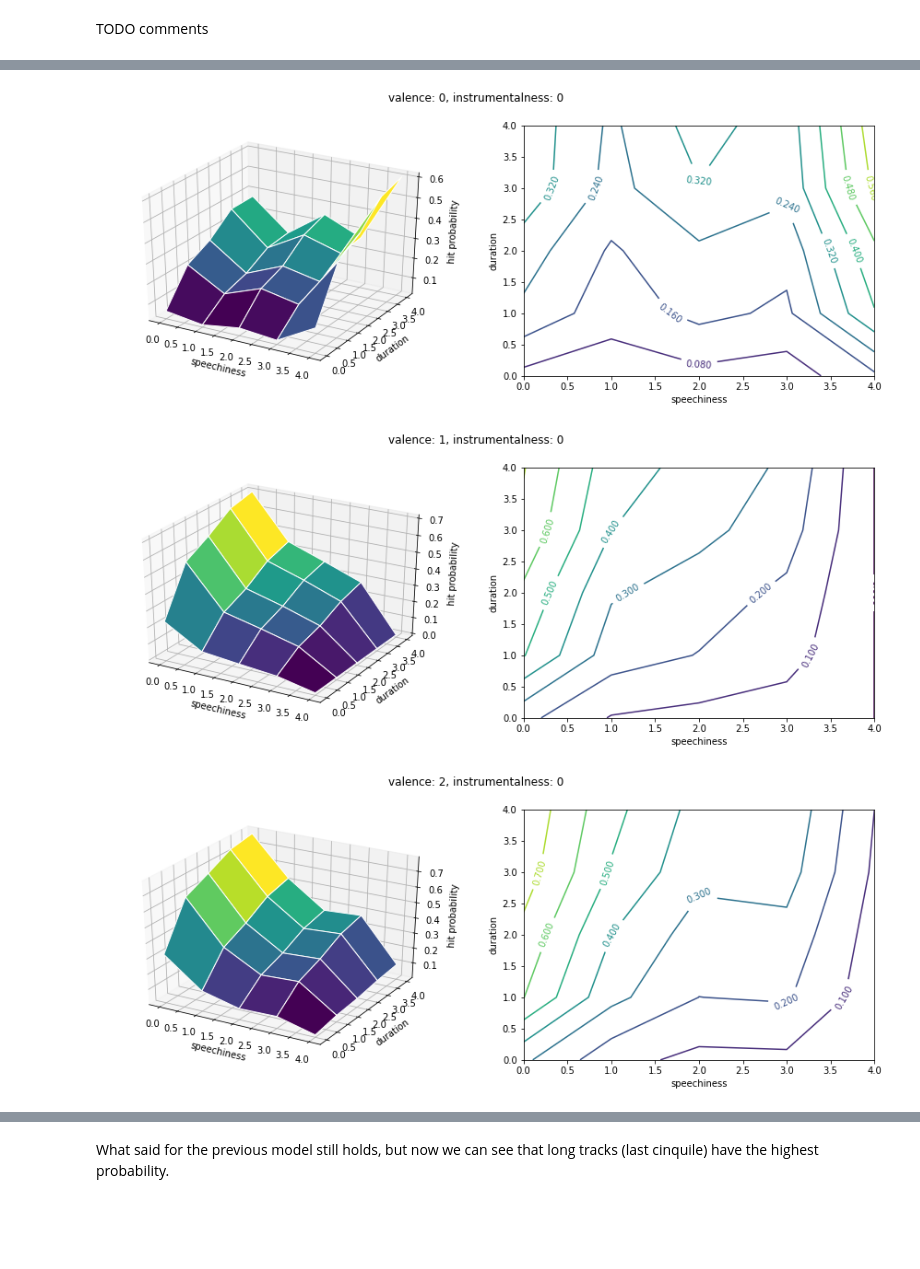
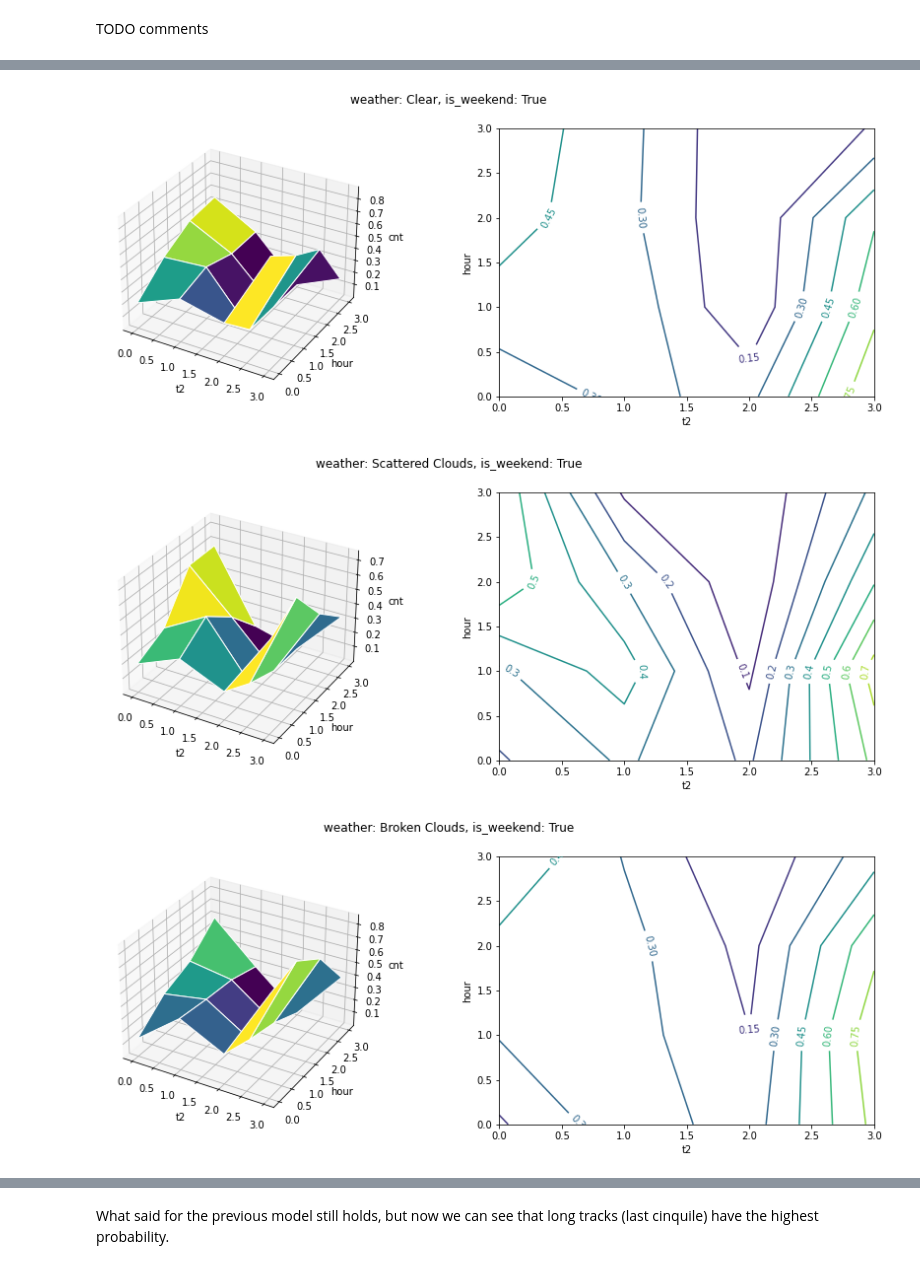
Before and after one commit to CarloLonghi/bike-sharing-prediction, a Jupyter notebook: bike_rental_prediction.ipynb, the cells around one changed output, grey strips where cells are left out. Drawn from its saved outputs; the diff is of its cells as text; code cells hidden in the pictures; blank space fills up the shorter version.

```diff
--- a/bike_rental_prediction.ipynb
+++ b/bike_rental_prediction.ipynb
@@ -150,9 +163,9 @@ Index(['cnt', 't1', 't2', 'hum', 'wind_speed', 'weather_code', 'is_holiday',
 # %%
 from pgmpy.models import BayesianNetwork
 
-custom_model = BayesianNetwork([('t1', 'cnt'), ('t2', 'cnt'), ('hum', 'cnt'), ('wind_speed', 'cnt'),
+custom_model = BayesianNetwork([('t2', 'cnt'), ('wind_speed', 'cnt'),
                               ('weather_code', 'cnt'), ('is_holiday', 'cnt'), ('is_weekend', 'cnt'),
-                              ('season', 'cnt'), ('hour','cnt'),
+                              ('hour','cnt'),
                               ('t1','t2'), ('hum', 't2'), ('wind_speed', 't2'), ('weather_code', 't2'),
                               ('season', 't1'), ('weather_code', 't2'),
                               ('wind_speed', 'hum'), ('weather_code', 'hum')])
@@ -163,5 +176,4 @@ pos = {'cnt': [0, 1], 't1': [1.5, 1.5], 't2': [-1.5, 1.5], 'hum': [-0.5,  2],
 fig, ax = plt.subplots(1, 1, figsize=(8, 8))
 nx.draw_networkx(custom_model, pos=pos, ax=ax, node_size=5000)
 ax.set_title('Custom model')
-fig.savefig('custom_bn')
 # %% [output]
@@ -421,10 +397,10 @@ TODO comments
 Now, what happens if we fix that our track has vocals?
 # %%
 answers = [[[] for _ in range(4)] for _ in range(4)]
-for t2 in range(4):
-  for hum in range(4):
-    for hour in range(4):
-      evidence = {"t2": t2, "hum": hum, 'is_weekend': True, 'hour': hour}
-      answers[t2][hum].append(inference.query(["cnt"], evidence, show_progress=False).values[1])
+for hour in range(4):
+    for t2 in range(4):
+        for hum in range(4):
+            evidence = {"t2": t2, "hum": hum, 'is_weekend': True, 'hour': hour}
+            answers[hour][t2].append(inference.query(["cnt"], evidence, show_progress=False).values[1])
 # %%
 def plot3d(X, Y, Z, xlabel, ylabel, zlabel, title):
@@ -455,11 +431,11 @@ for i in range(4):
 TODO comments
 # %%
 answers = [[[] for _ in range(4)] for _ in range(4)]
-for t2 in range(4):
-  for hum in range(4):
-    for hour in range(4):
-      evidence = {"t2": t2, "hum": hum, 'is_weekend': False, 'hour': hour}
-      answers[t2][hum].append(inference.query(["cnt"], evidence, show_progress=False).values[1])
+for hour in range(4):
+    for t2 in range(4):
+        for hum in range(4):
+            evidence = {"t2": t2, "hum": hum, 'is_weekend': False, 'hour': hour}
+            answers[hour][t2].append(inference.query(["cnt"], evidence, show_progress=False).values[1])
 # %%
 for i in range(4):
   plot3d(range(4), range(4), np.array(answers[i]),
@@ -480,3 +459,5 @@ In the base model the features that directly influence On_chart are:
 
 Let's see how they influence it.
+# %%
+inference = VariableElimination(custom_model)
 # %%
@@ -515,15 +533,15 @@ fig.savefig('query1')
 # %%
-answers = [[[] for _ in range(5)] for _ in range(5)]
-for valence in range(5):
-  for duration in range(5):
-    for speechiness in range(5):
-      evidence = {"duration_ms": duration, "speechiness": speechiness, 'instrumentalness': 0, 'valence': valence}
-      answers[valence][duration].append(ve.query(["On_chart"], evidence, show_progress=False).values[1])
+answers = [[[] for _ in range(4)] for _ in range(7)]
+for weather_code in range(7):
+    for t2 in range(4):
+        for hour in range(4):
+            evidence = {"t2": t2, "hour": hour, 'weather_code': weather_code, 'is_weekend': True}
+            answers[weather_code][t2].append(inference.query(["cnt"], evidence, show_progress=False).values[1])
 
-for i in range(5):
-  plot3d(range(5), range(5), np.array(answers[i]),
-         'speechiness', 'duration', 'hit probability', f'valence: {i}, instrumentalness: 0')
+for i in range(7):
+    plot3d(range(4), range(4), np.array(answers[i]),
+         't2', 'hour', 'cnt', f'weather: {weather_name(i)}, is_weekend: True')
 # %% [output]
-[figure, old version]
+[figure, new version]
-[figure, old version]
+[figure, new version]
-[figure, old version]
+[figure, new version]
```
Also changed, not shown: parts of 44 cells of this notebook, 4 other files.
